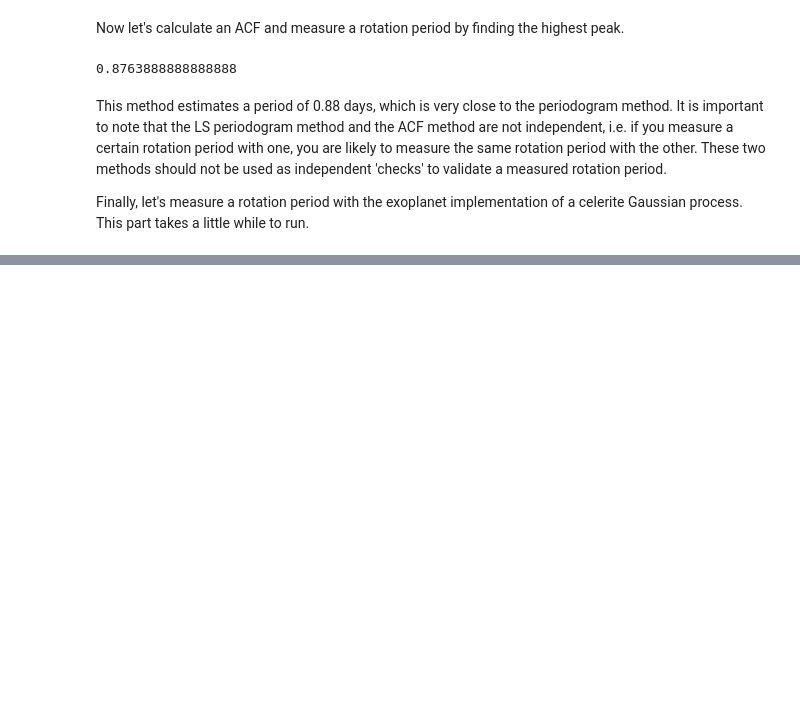
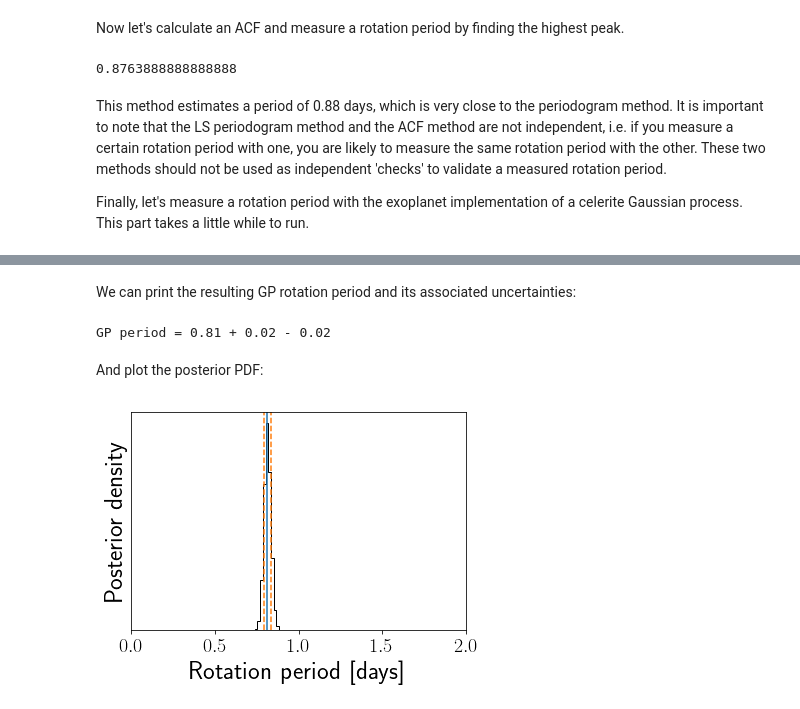
Before and after one commit to RuthAngus/starrotate, a Jupyter notebook: docs/source/_static/notebooks/Tutorial.ipynb, the cells around one changed output, grey strips where cells are left out. Drawn from its saved outputs; the diff is of its cells as text; code cells hidden in the pictures; blank space fills up the shorter version.

```diff
--- a/docs/source/_static/notebooks/Tutorial.ipynb
+++ b/docs/source/_static/notebooks/Tutorial.ipynb
@@ -71,0 +77,12 @@ sampling...
+# %% [markdown]
+We can print the resulting GP rotation period and its associated uncertainties:
+# %%
+print("GP period = {0:.2f} + {1:.2f} - {2:.2f}".format(rotate.gp_period, rotate.errp, rotate.errm))
+# %% [output]
+GP period = 0.81 + 0.02 - 0.02
+# %% [markdown]
+And plot the posterior PDF:
+# %%
+rotate.plot_posterior()
+# %% [output]
+[figure, added]
```
Also changed, not shown: parts of 8 cells of this notebook.
